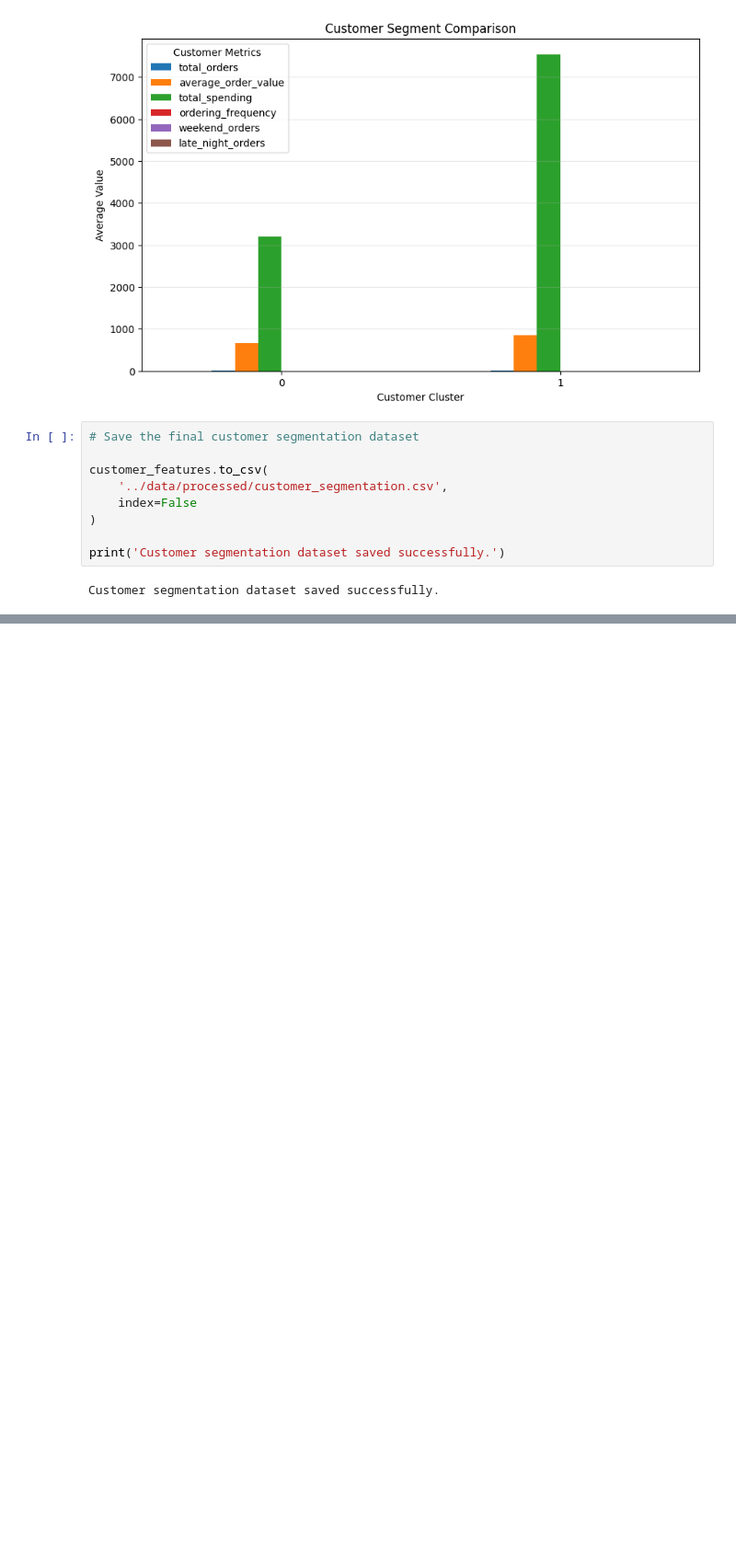
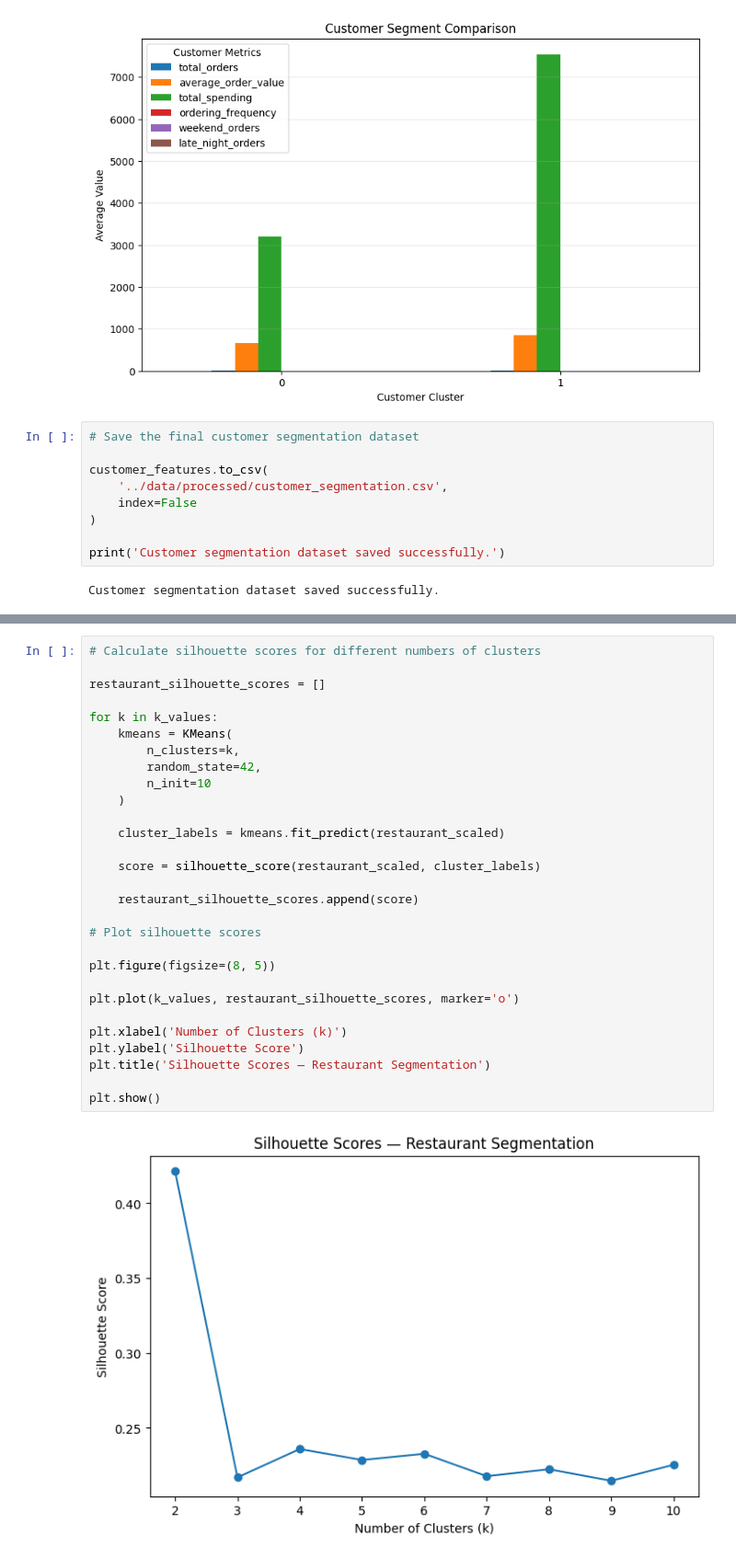
Before and after one commit to pragnav-work/ML_project_1, a Jupyter notebook: notebooks/02_segmentation.ipynb, the cells around one changed output, grey strips where cells are left out. Shown at 92% size. Saved outputs shown, nothing was run; the diff lists cells and outputs as text; blank space fills up the shorter version.

```diff
--- a/notebooks/02_segmentation.ipynb
+++ b/notebooks/02_segmentation.ipynb
@@ -1441,0 +1606,31 @@ Customer segmentation dataset saved successfully.
+# %%
+# Calculate silhouette scores for different numbers of clusters
+
+restaurant_silhouette_scores = []
+
+for k in k_values:
+    kmeans = KMeans(
+        n_clusters=k,
+        random_state=42,
+        n_init=10
+    )
+
+    cluster_labels = kmeans.fit_predict(restaurant_scaled)
+
+    score = silhouette_score(restaurant_scaled, cluster_labels)
+
+    restaurant_silhouette_scores.append(score)
+
+# Plot silhouette scores
+
+plt.figure(figsize=(8, 5))
+
+plt.plot(k_values, restaurant_silhouette_scores, marker='o')
+
+plt.xlabel('Number of Clusters (k)')
+plt.ylabel('Silhouette Score')
+plt.title('Silhouette Scores — Restaurant Segmentation')
+
+plt.show()
+# %% [output]
+[figure, added]
```
Also changed, not shown: parts of 25 cells of this notebook, 1 other file.
